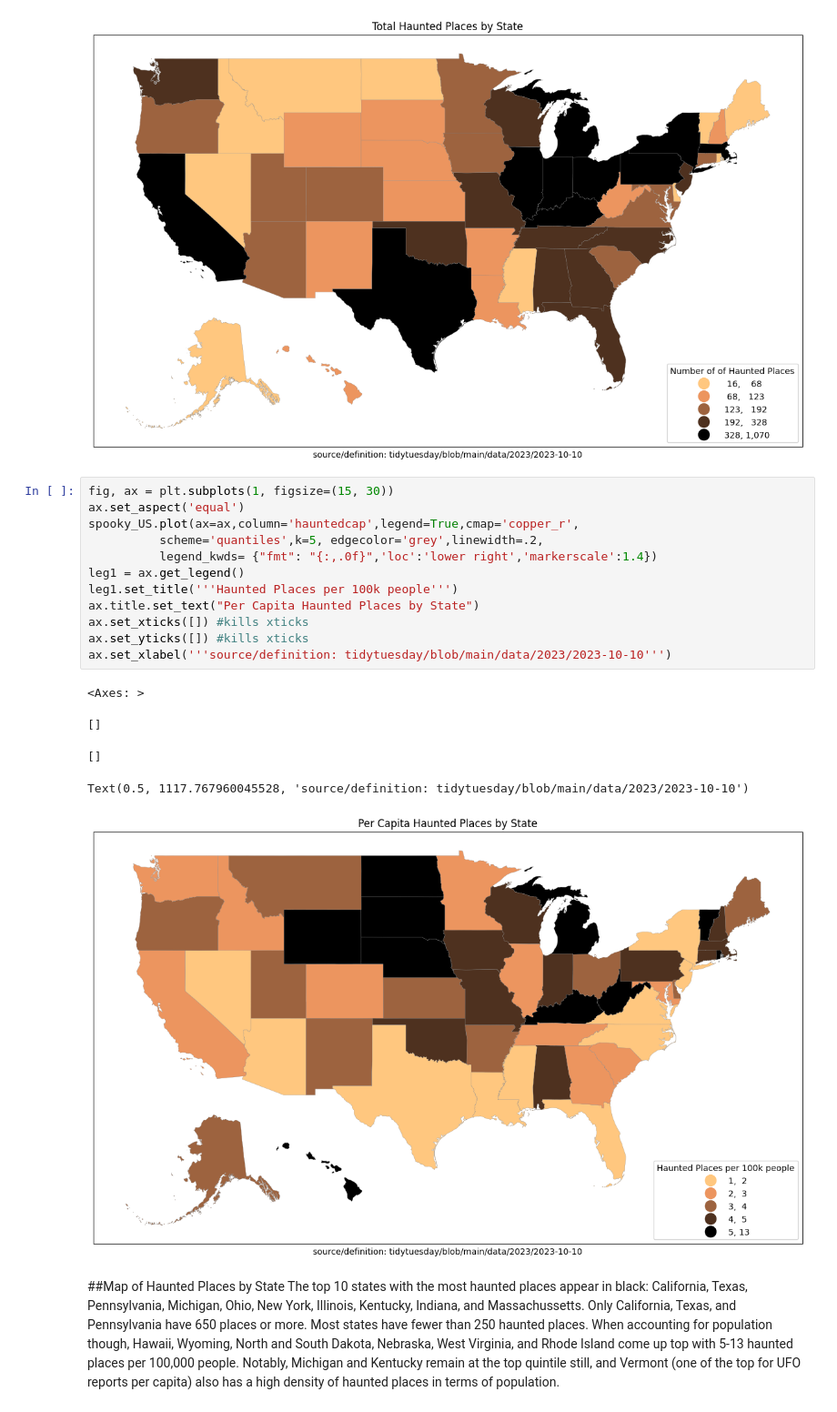
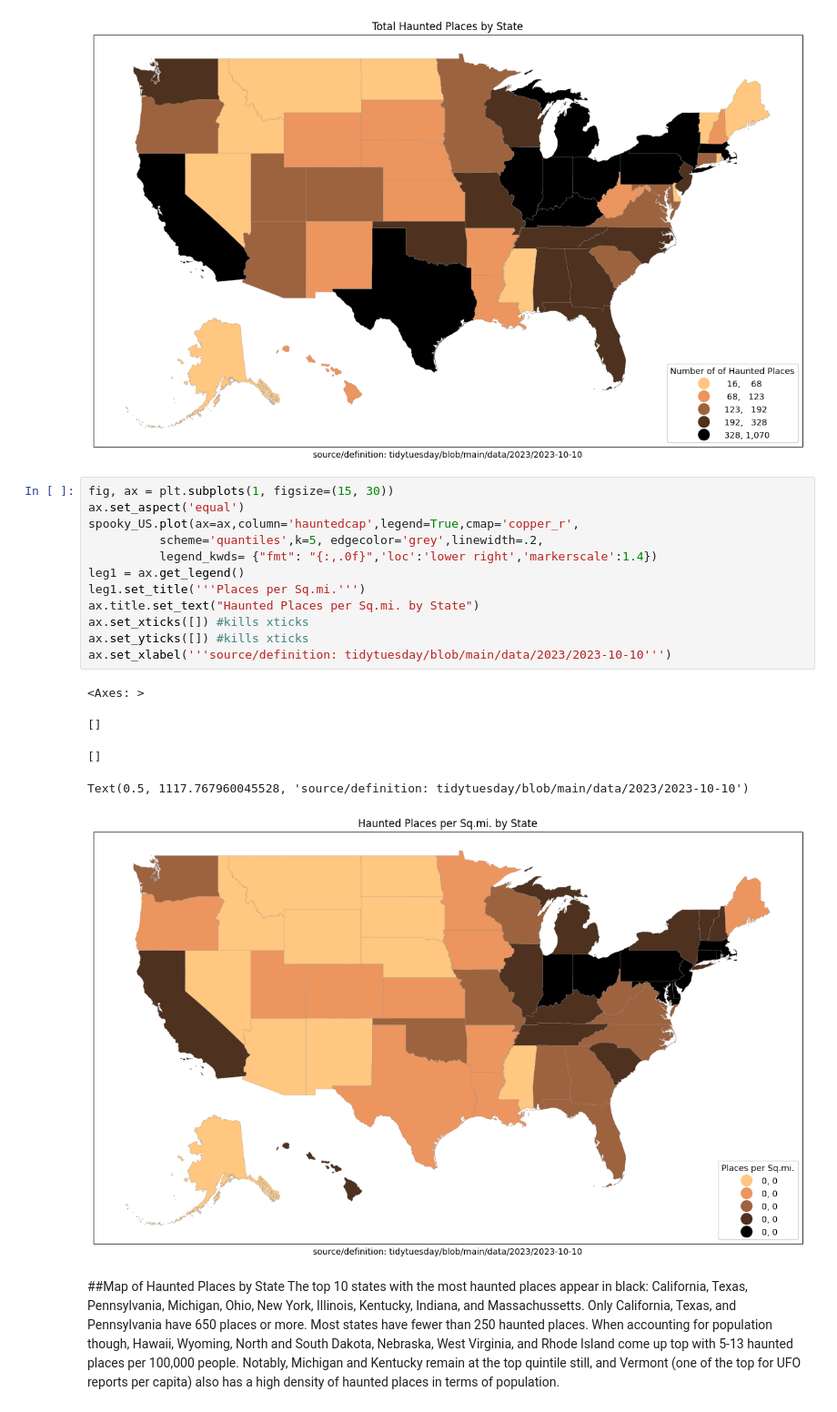
Before and after one commit to carlavilla/GIS, a Jupyter notebook: PS3_GIS_CV.ipynb, the cells around one changed output. Shown at 91% size. Cells and saved outputs as stored; diff of their text form.

```diff
--- a/PS3_GIS_CV.ipynb
+++ b/PS3_GIS_CV.ipynb
@@ -1057,21 +1113,21 @@ Text(0.5, 1117.767960045528, 'source/definition: tidytuesday/blob/main/data/2023
 # %%
 fig, ax = plt.subplots(1, figsize=(15, 30))
 ax.set_aspect('equal')
 spooky_US.plot(ax=ax,column='hauntedcap',legend=True,cmap='copper_r',
           scheme='quantiles',k=5, edgecolor='grey',linewidth=.2,
           legend_kwds= {"fmt": "{:,.0f}",'loc':'lower right','markerscale':1.4})
 leg1 = ax.get_legend()
-leg1.set_title('''Haunted Places per 100k people''')
-ax.title.set_text("Per Capita Haunted Places by State")
+leg1.set_title('''Places per Sq.mi.''')
+ax.title.set_text("Haunted Places per Sq.mi. by State")
 ax.set_xticks([]) #kills xticks
 ax.set_yticks([]) #kills xticks
 ax.set_xlabel('''source/definition: tidytuesday/blob/main/data/2023/2023-10-10''')
 # %% [output]
 <Axes: >
 []
 []
 Text(0.5, 1117.767960045528, 'source/definition: tidytuesday/blob/main/data/2023/2023-10-10')
-[figure, old version]
+[figure, new version]
 # %% [markdown]
 ##Map of Haunted Places by State
 The top 10 states with the most haunted places appear in black: California, Texas, Pennsylvania, Michigan, Ohio, New York, Illinois, Kentucky, Indiana, and Massachussetts. Only California, Texas, and Pennsylvania have 650 places or more. Most states have fewer than 250 haunted places. </br>
```
Also changed, not shown: parts of 21 cells of this notebook.
